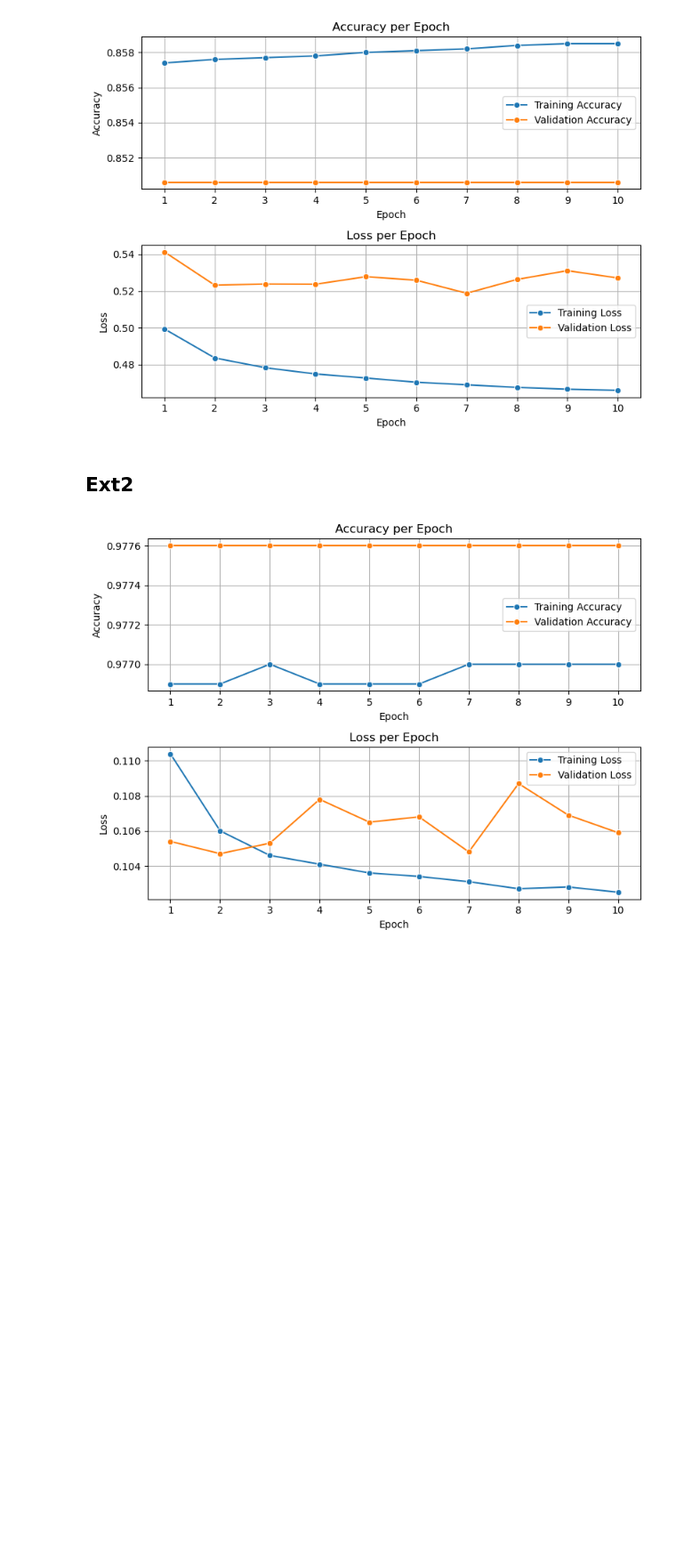
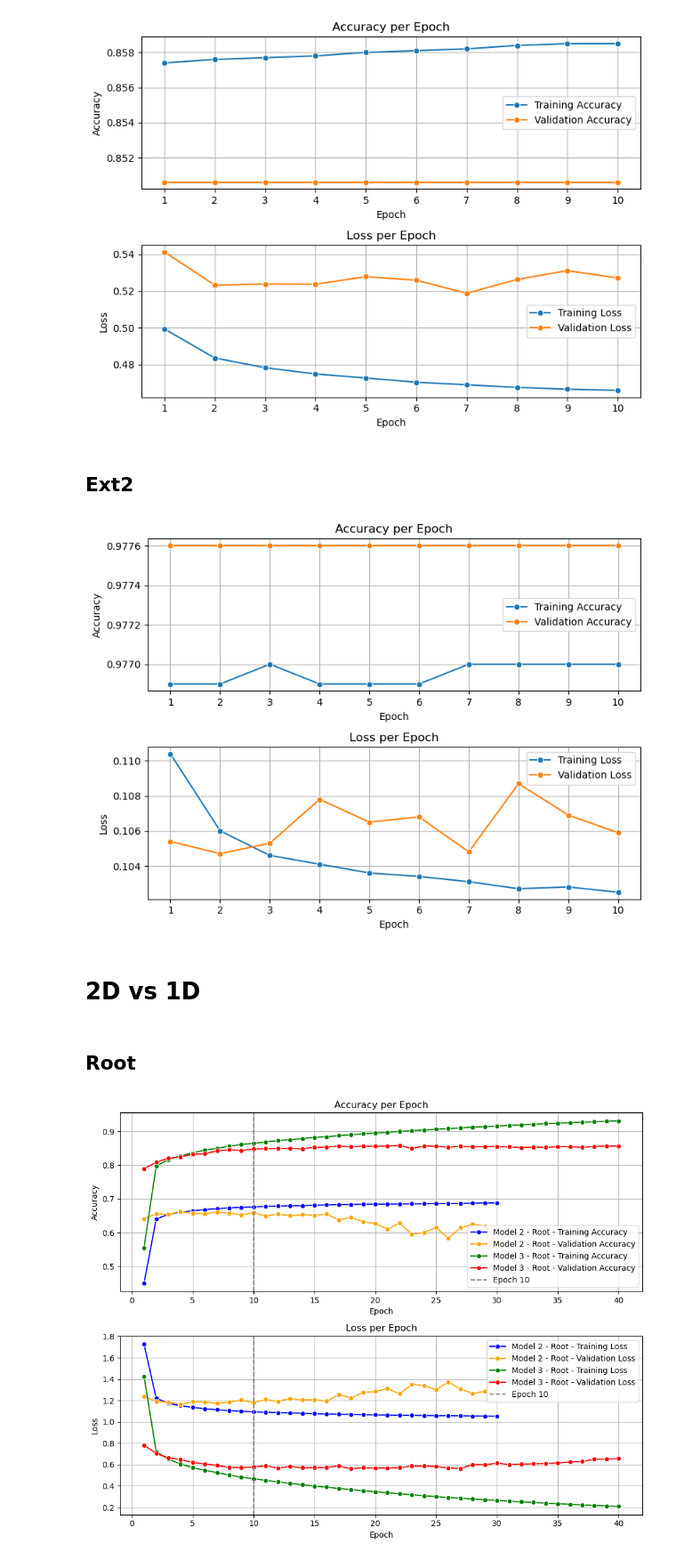
Before and after one commit to ThanAid/Chord-Estimation-Thesis, a Jupyter notebook: notebooks/results.ipynb, the cells around one changed output. Shown at 89% size. Cells and saved outputs as stored; diff of their text form; code cells hidden in the pictures; blank space fills up the shorter version.

```diff
--- a/notebooks/results.ipynb
+++ b/notebooks/results.ipynb
@@ -270,3 +270,76 @@ plt.tight_layout()
 plt.show()
 # %% [output]
 [figure]
+# %% [markdown]
+# 2D vs 1D
+# %% [markdown]
+## Root
+# %%
+# Model 2 - Root (Existing accuracy and loss data)
+train_loss_old = [1.7275, 1.2206, 1.1738, 1.1508, 1.1354, 1.1231, 1.1132, 1.1053, 1.0995, 1.0941,
+                  1.0902, 1.0864, 1.0832, 1.0807, 1.0769, 1.0736, 1.0709, 1.0690, 1.0668, 1.0654,
+                  1.0638, 1.0624, 1.0610, 1.0597, 1.0583, 1.0574, 1.0566, 1.0546, 1.0540, 1.0526]
+train_accuracy_old = [0.4501, 0.6403, 0.6542, 0.6605, 0.6649, 0.6681, 0.6710, 0.6733, 0.6750, 0.6763,
+                      0.6775, 0.6787, 0.6794, 0.6802, 0.6812, 0.6821, 0.6830, 0.6832, 0.6842, 0.6844,
+                      0.6846, 0.6850, 0.6853, 0.6856, 0.6863, 0.6862, 0.6867, 0.6870, 0.6876, 0.6879]
+val_loss_old = [1.2381, 1.1899, 1.1854, 1.1649, 1.1877, 1.1866, 1.1738, 1.1865, 1.2045, 1.1797,
+                1.2098, 1.1913, 1.2192, 1.2044, 1.2082, 1.1938, 1.2555, 1.2240, 1.2753, 1.2836,
+                1.3118, 1.2630, 1.3497, 1.3414, 1.2996, 1.3740, 1.3070, 1.2665, 1.2848, 1.4103]
+val_accuracy_old = [0.6412, 0.6559, 0.6536, 0.6626, 0.6566, 0.6564, 0.6607, 0.6577, 0.6523, 0.6590,
+                    0.6491, 0.6552, 0.6500, 0.6534, 0.6513, 0.6550, 0.6372, 0.6457, 0.6318, 0.6272,
+                    0.6103, 0.6284, 0.5955, 0.5999, 0.6153, 0.5830, 0.6146, 0.6255, 0.6190, 0.5690]
+
+# Model 3 - Root (New accuracy and loss data)
+train_loss_new = [1.4262, 0.7221, 0.6504, 0.6063, 0.5723, 0.5456, 0.5259, 0.5012, 0.4822, 0.4680,
+                  0.4526, 0.4386, 0.4244, 0.4119, 0.3984, 0.3895, 0.3772, 0.3668, 0.3554, 0.3464,
+                  0.3367, 0.3268, 0.3187, 0.3087, 0.3012, 0.2925, 0.2862, 0.2782, 0.2714, 0.2654,
+                  0.2579, 0.2511, 0.2463, 0.2387, 0.2345, 0.2286, 0.2226, 0.2184, 0.2129, 0.2084]
+train_accuracy_new = [0.5554, 0.7977, 0.8165, 0.8280, 0.8364, 0.8448, 0.8496, 0.8563, 0.8613, 0.8648,
+                      0.8687, 0.8728, 0.8757, 0.8788, 0.8825, 0.8841, 0.8877, 0.8900, 0.8930, 0.8950,
+                      0.8974, 0.9001, 0.9024, 0.9043, 0.9063, 0.9085, 0.9102, 0.9127, 0.9143, 0.9157,
+                      0.9179, 0.9196, 0.9210, 0.9231, 0.9243, 0.9259, 0.9272, 0.9287, 0.9300, 0.9313]
+val_loss_new = [0.7823, 0.7041, 0.6629, 0.6475, 0.6200, 0.6060, 0.5929, 0.5729, 0.5745, 0.5767,
+                0.5889, 0.5680, 0.5838, 0.5706, 0.5723, 0.5753, 0.5868, 0.5613, 0.5704, 0.5672,
+                0.5689, 0.5703, 0.5876, 0.5862, 0.5827, 0.5694, 0.5636, 0.6014, 0.5973, 0.6146,
+                0.6005, 0.6049, 0.6076, 0.6103, 0.6154, 0.6245, 0.6290, 0.6509, 0.6519, 0.6562]
+val_accuracy_new = [0.7892, 0.8089, 0.8204, 0.8245, 0.8321, 0.8338, 0.8426, 0.8455, 0.8436, 0.8478,
+                    0.8493, 0.8491, 0.8502, 0.8483, 0.8533, 0.8534, 0.8566, 0.8539, 0.8563, 0.8557,
+                    0.8565, 0.8586, 0.8492, 0.8569, 0.8559, 0.8529, 0.8561, 0.8540, 0.8550, 0.8552,
+                    0.8541, 0.8521, 0.8538, 0.8526, 0.8549, 0.8547, 0.8528, 0.8555, 0.8564, 0.8566]
+
+epochs_old = range(1, len(train_loss_old) + 1)
+epochs_new = range(1, len(train_loss_new) + 1)
+
+# Plot
+fig, axes = plt.subplots(2, 1, figsize=(10, 8))
+
+# Accuracy plot
+sns.lineplot(x=epochs_old, y=train_accuracy_old, label='Model 2 - Root - Training Accuracy', marker='o', color='blue', ax=axes[0])
+sns.lineplot(x=epochs_old, y=val_accuracy_old, label='Model 2 - Root - Validation Accuracy', marker='o', color='orange', ax=axes[0])
+sns.lineplot(x=epochs_new, y=train_accuracy_new, label='Model 3 - Root - Training Accuracy', marker='o', color='green', ax=axes[0])
+sns.lineplot(x=epochs_new, y=val_accuracy_new, label='Model 3 - Root - Validation Accuracy', marker='o', color='red', ax=axes[0])
+
+axes[0].axvline(x=10, color='gray', linestyle='--', label='Epoch 10')
+axes[0].set_title('Accuracy per Epoch')
+axes[0].set_xlabel('Epoch')
+axes[0].set_ylabel('Accuracy')
+axes[0].legend()
+axes[0].grid(True)
+
+# Loss plot
+sns.lineplot(x=epochs_old, y=train_loss_old, label='Model 2 - Root - Training Loss', marker='o', color='blue', ax=axes[1])
+sns.lineplot(x=epochs_old, y=val_loss_old, label='Model 2 - Root - Validation Loss', marker='o', color='orange', ax=axes[1])
+sns.lineplot(x=epochs_new, y=train_loss_new, label='Model 3 - Root - Training Loss', marker='o', color='green', ax=axes[1])
+sns.lineplot(x=epochs_new, y=val_loss_new, label='Model 3 - Root - Validation Loss', marker='o', color='red', ax=axes[1])
+
+axes[1].axvline(x=10, color='gray', linestyle='--', label='Epoch 10')
+axes[1].set_title('Loss per Epoch')
+axes[1].set_xlabel('Epoch')
+axes[1].set_ylabel('Loss')
+axes[1].legend()
+axes[1].grid(True)
+
+plt.tight_layout()
+plt.show()
+# %% [output]
+[figure, added]
```
Also changed, not shown: parts of 16 cells of this notebook, 1 other file.
